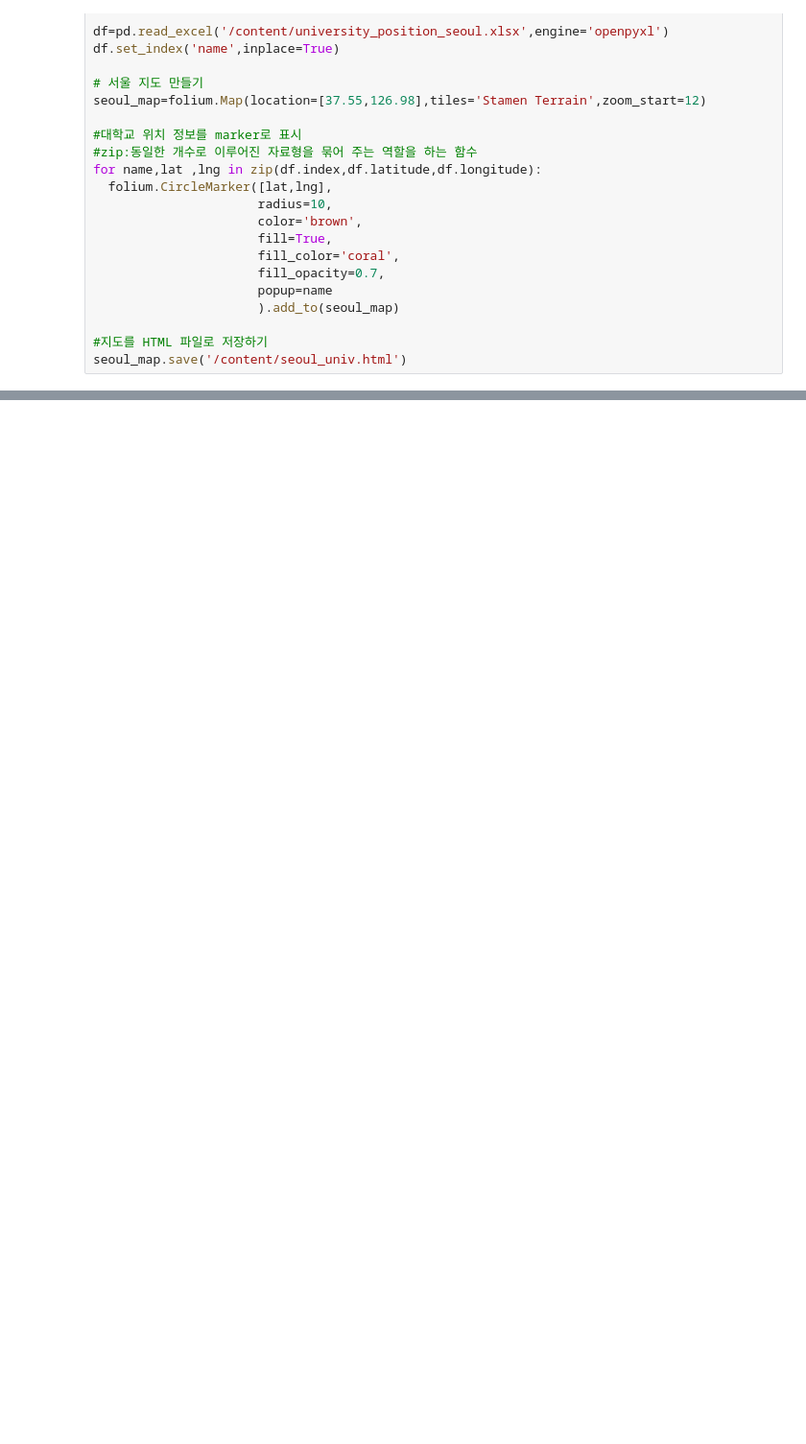
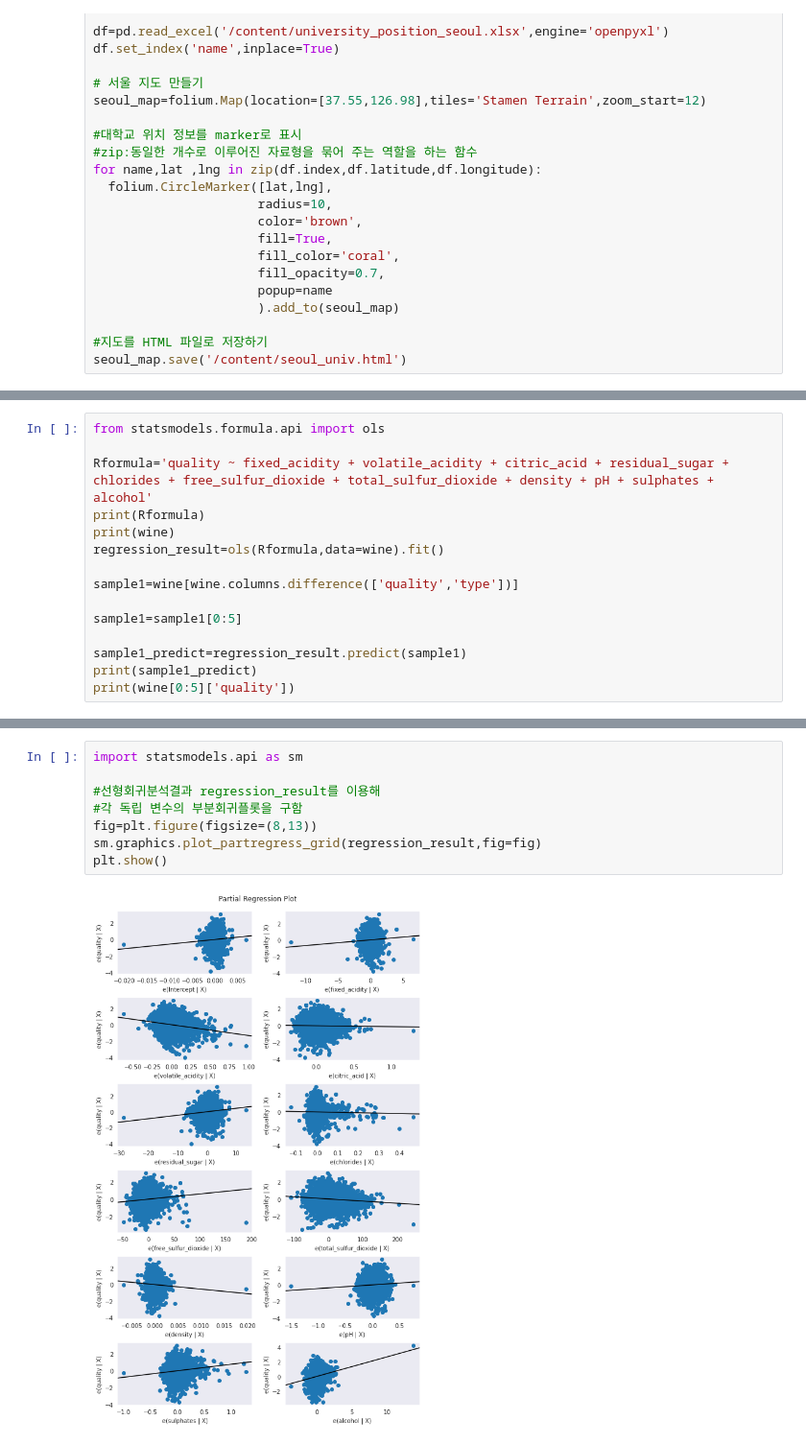
Before and after one commit to ldhml/Bigdata, a Jupyter notebook: bigdata.ipynb, the cells around one changed output, grey strips where cells are left out. Shown at 96% size. Cells and saved outputs as stored; diff of their text form; blank space fills up the shorter version.

```diff
--- a/bigdata.ipynb
+++ b/bigdata.ipynb
@@ -1978,0 +2096,15 @@ seoul_map.save('/content/seoul_univ.html')
+# %%
+from statsmodels.formula.api import ols
+
+Rformula='quality ~ fixed_acidity + volatile_acidity + citric_acid + residual_sugar + chlorides + free_sulfur_dioxide + total_sulfur_dioxide + density + pH + sulphates + alcohol'
+print(Rformula)
+print(wine)
+regression_result=ols(Rformula,data=wine).fit()
+
+sample1=wine[wine.columns.difference(['quality','type'])]
+
+sample1=sample1[0:5]
+
+sample1_predict=regression_result.predict(sample1)
+print(sample1_predict)
+print(wine[0:5]['quality'])
@@ -1978,0 +2157,10 @@ seoul_map.save('/content/seoul_univ.html')
+# %%
+import statsmodels.api as sm
+
+#선형회귀분석결과 regression_result를 이용해
+#각 독립 변수의 부분회귀플롯을 구함
+fig=plt.figure(figsize=(8,13))
+sm.graphics.plot_partregress_grid(regression_result,fig=fig)
+plt.show()
+# %% [output]
+[figure, added]
```
Also changed, not shown: parts of 10 cells of this notebook.
